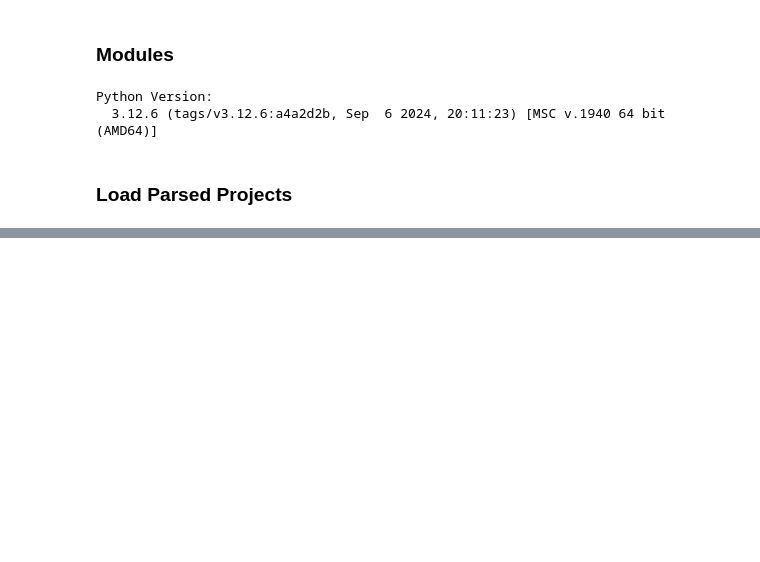
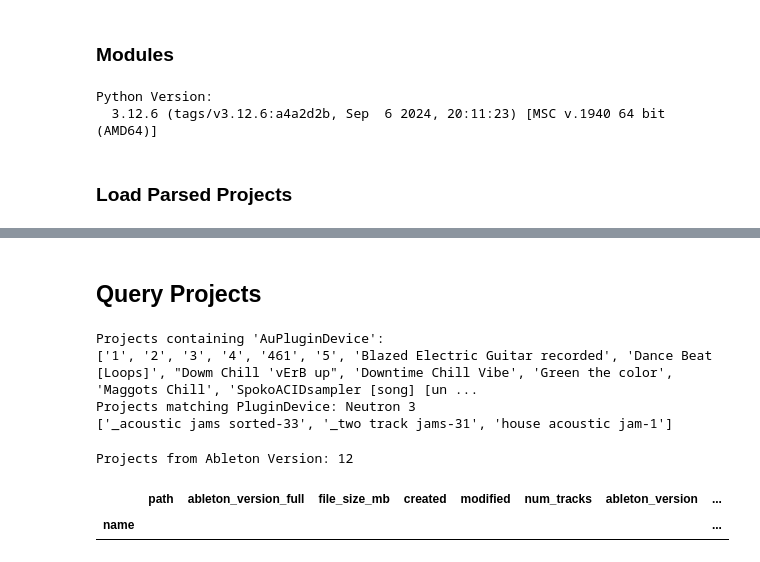
Before and after one commit to jake-g/ableton-parser, a Jupyter notebook: ableton_projects.ipynb, the cells around one changed output, grey strips where cells are left out. Saved outputs shown, nothing was run; the diff lists cells and outputs as text; code cells hidden in the pictures; blank space fills up the shorter version.

```diff
--- a/ableton_projects.ipynb
+++ b/ableton_projects.ipynb
@@ -141,0 +139,67 @@ query_projects_by_plugin(project_info, "PluginDevice", "Neutron 3")
+# %% [markdown]
+## Query Projects
+# %%
+def query_projects_by_plugin(
+    project_info: Dict[str, Any], plugin_type: str, preset_name: str
+) -> List[str]:
+  """Finds projects that use a specific plugin and preset."""
+  assert plugin_type in [
+      'PluginDevice',
+      'AuPluginDevice',
+  ], f'Invalid plugin type: {plugin_type}'
+  matching_projects = [
+      f"{fname}-{track['index']}"
+      for fname, v in project_info.items()
+      for track in v['tracks']
+      for dev in track['devices']
+      if dev['type'] == plugin_type and dev['preset'] == preset_name
+  ]
+
+  print(
+      f'Projects matching {plugin_type}:'
+      f' {preset_name}\n{sorted(matching_projects)}'
+  )
+  return matching_projects
+
+
+
+def query_projects_with_plugin_type(
+    project_info: Dict[str, Any], plugin_type: str
+) -> List[str]:
+  """Finds projects that contain a specific plugin type."""
+
+  assert plugin_type in [
+      'PluginDevice',
+      'AuPluginDevice',
+  ], f'Invalid plugin type: {plugin_type}'
+
+  projects_with_type = [
+      fname
+      for fname, project in project_info.items()
+      if any(
+          dev['type'] == plugin_type
+          for track in project['tracks']
+          for dev in track['devices']
+      )
+  ]
+  print(f"Projects containing '{plugin_type}':\n{sorted(projects_with_type)}")
+  return projects_with_type
+
+
+au_projects = query_projects_with_plugin_type(project_info, 'AuPluginDevice')
+query_projects = query_projects_by_plugin(
+    project_info, 'PluginDevice', 'Neutron 3'
+)
+# %% [output]
+Projects containing 'AuPluginDevice':
+['1', '2', '3', '4', '461', '5', 'Blazed Electric Guitar recorded', 'Dance Beat [Loops]', "Dowm Chill 'vErB up", 'Downtime Chill Vibe', 'Green the color', 'Maggots Chill', 'SpokoACIDsampler [song] [un ...
+Projects matching PluginDevice: Neutron 3
+['_acoustic jams sorted-33', '_two track jams-31', 'house acoustic jam-1']
+# %%
+version = 12
+print(f'Projects from Ableton Version: {version}')
+project_df.loc[project_df['ableton_version'] == str(version)]
+# %% [output]
+Projects from Ableton Version: 12
+|  | path | ableton_version_full | file_size_mb | created | modified | num_tracks | ableton_version | ... |
+| name |  |  |  |  |  |  |  | ... |
```
Also changed, not shown: parts of 11 cells of this notebook.
